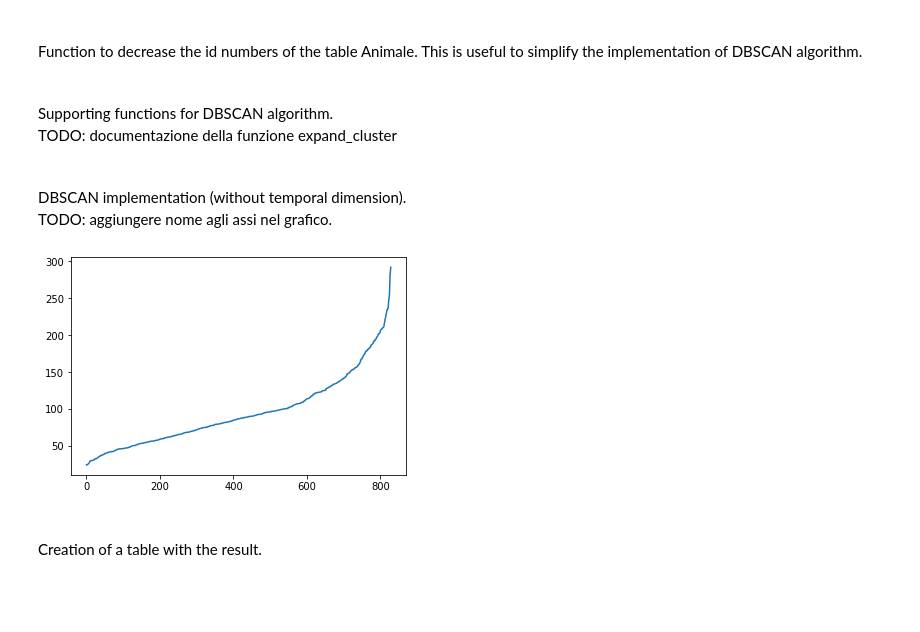
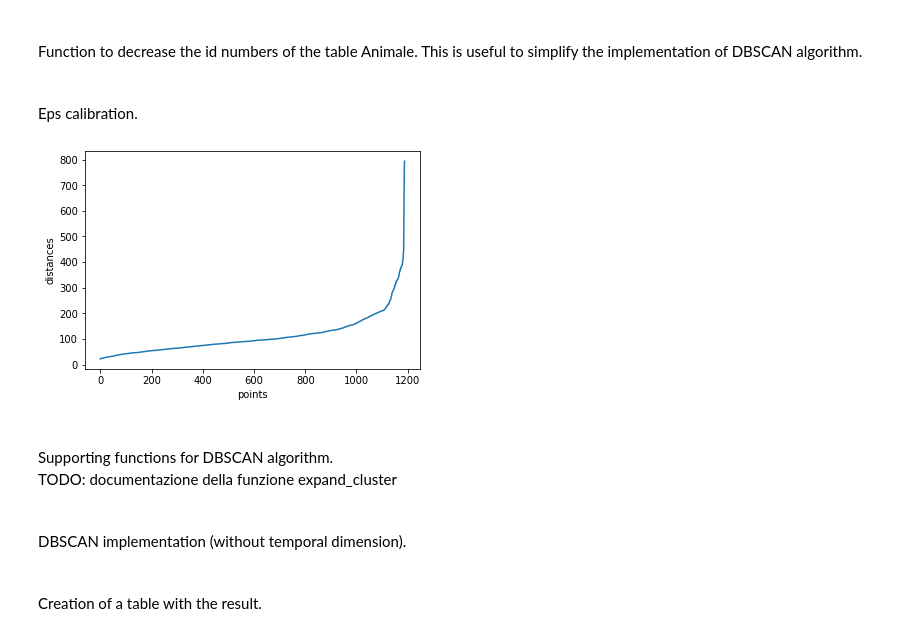
Before and after one commit to lucaArrotta/DBSCAN-in-Python, a Jupyter notebook: DBSCAN.ipynb, the cells around one changed output. Drawn from its saved outputs; the diff is of its cells as text; code cells hidden in the pictures; blank space fills up the shorter version.

Commit message:
eps calibration

```diff
--- a/DBSCAN.ipynb
+++ b/DBSCAN.ipynb
@@ -286,6 +283,54 @@ def update_ids(conn):
 
 conn = create_connection()
 update_ids(conn)
+# %% [markdown]
+<br>
+Eps calibration.
+# %%
+def get_kth_neighbor(k, point):
+    '''
+    returns a value containing the distance <point>-<k-neighbor>
+    '''
+    cur = conn.cursor()
+    query = "SELECT ST_distance(a1.geom,a2.geom) as dist\
+            FROM animale a1, animale a2\
+            WHERE a1.id = {}\
+            ORDER BY dist\
+            LIMIT 1 OFFSET {}".format(point-1, k)
+    cur.execute(query)
+    rows = cur.fetchall()
+    return rows[0][0]
+
+
+def plot_eps_calibration(k_distances):
+    # plotting of k_dist pdf
+    import matplotlib.pyplot as plt
+    k_distances = sorted(k_distances)
+    k_length_vector = list(range(0, len(k_distances)))
+    plt.plot(k_length_vector, k_distances)
+    plt.xlabel("points")
+    plt.ylabel("distances")
+    plt.show()
+
+
+def get_kth_neighbors_distances(k, dataset):
+    k_distances = list()
+    for point in dataset:
+        k_distances.append(get_kth_neighbor(k, point))
+    plot_eps_calibration(k_distances)
+
+
+def get_dataset_points():
+    dataset_ids = list()
+    for el in dataset.iterrows():
+        row =  el[1]
+        dataset_ids.append(row['id'])
+    return dataset_ids
+
+
+get_kth_neighbors_distances(k=20, dataset=get_dataset_points())
+# %% [output]
+[figure, added]
 # %% [markdown]
 <br>
 Supporting functions for DBSCAN algorithm. <br>
@@ -379,12 +397,12 @@ def expand_cluster(point, cluster, eps, minPoints, labels):
 # %% [markdown]
 <br>
 DBSCAN implementation (without temporal dimension).
-<br> TODO: aggiungere nome agli assi nel grafico.
 # %%
 def dbscan(eps, minPoints, conn):
     len_dataset = get_len(conn)
     labels = [0 for i in range(len_dataset+1)]  # a list with a 0 for each dataset point
     core_points_list = get_core_points(eps, minPoints, conn)
+    #k_distances = list()
 
     cluster = 0
     for i, el in enumerate(labels):  # i -> id of each point
@@ -392,24 +410,13 @@ def dbscan(eps, minPoints, conn):
             if i in core_points_list:  # so the point is a "corepoint"
                 cluster += 1
                 labels[i] = cluster
-                k_values = expand_cluster(i, cluster, eps, minPoints, labels)
+                expand_cluster(i, cluster, eps, minPoints, labels)
             else:  # so the point is a "noisepoint" or a "borderpoint"...if it is a "borderpoint" we reach it when we expand one of the clusters
                 labels[i] = -1
-
-    # MA COSI' NON PRENDIAMO SOLO L'ULTIMO k_values?
-    # plotting of k_dist pdf
-    import matplotlib.pyplot as plt
-    k_values = sorted(k_values)
-    k_length_vector = list(range(0, len(k_values)))
-    plt.plot(k_length_vector, k_values)
-    plt.show()
-
     return labels
 
 
 l = dbscan(300, 20, conn)
-# %% [output]
-[figure, removed]
 # %% [markdown]
 <br>
 Creation of a table with the result.
```
Also changed, not shown: parts of 3 cells of this notebook.
